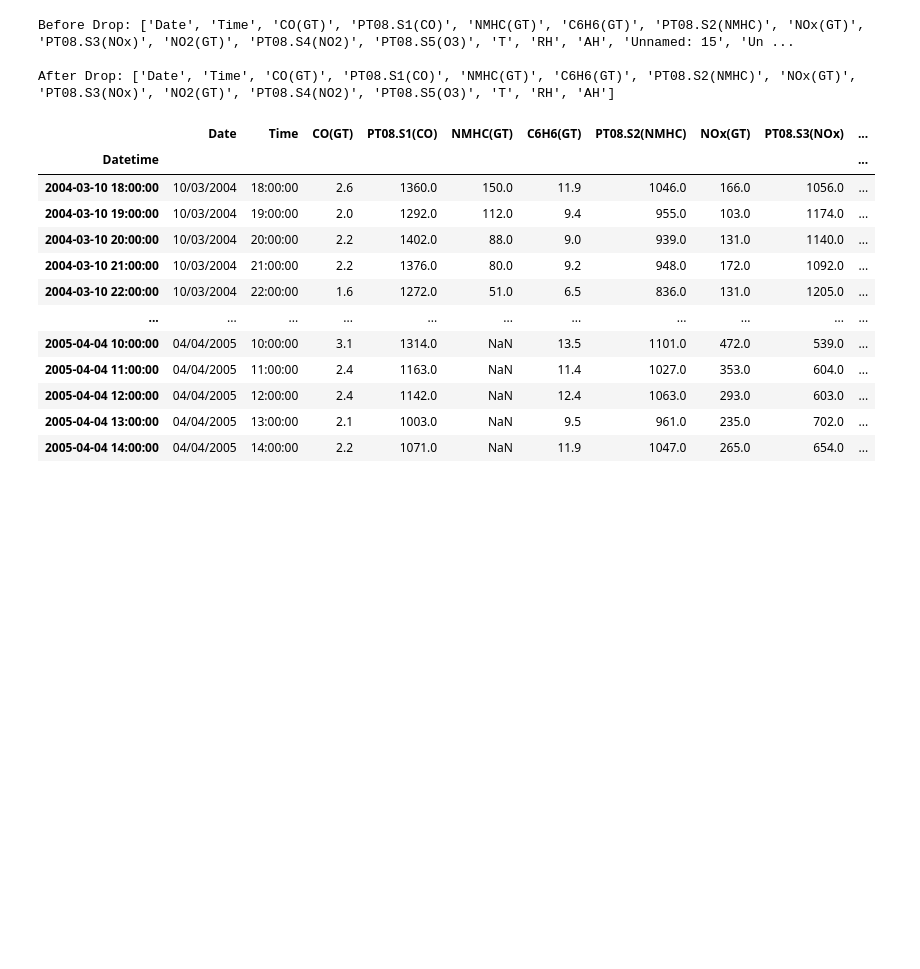
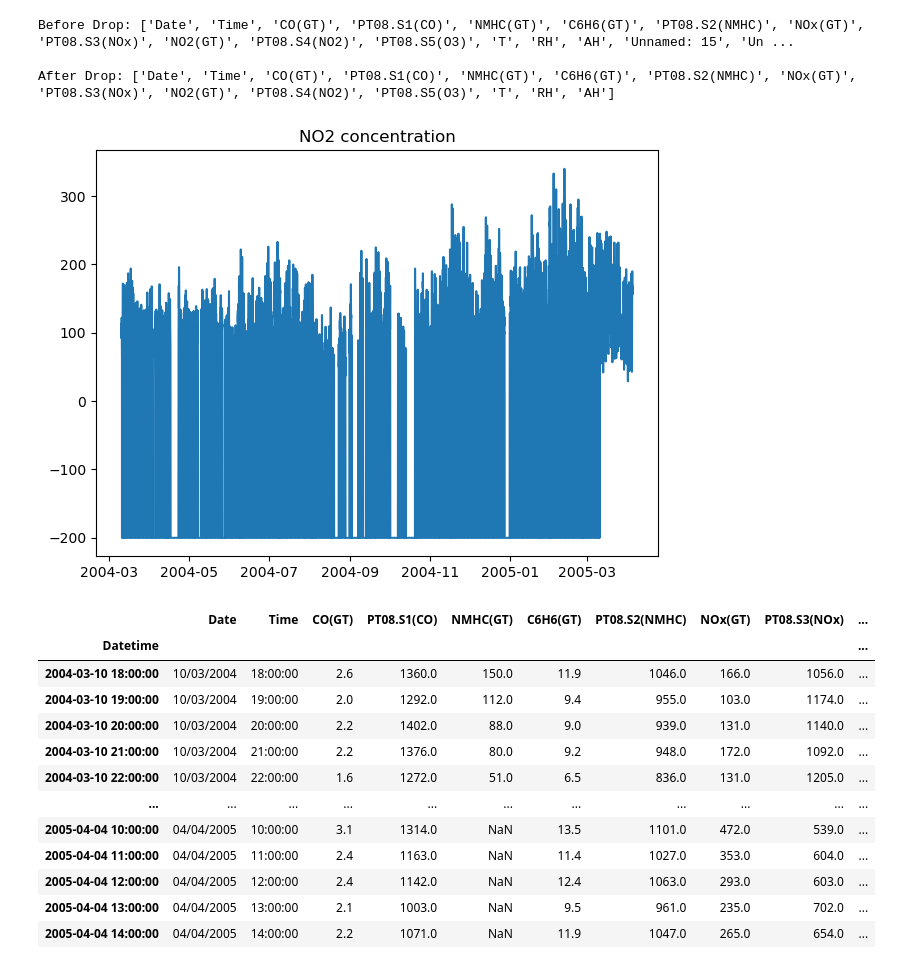
Before and after one commit to JacobL04/air-quality-prediction, a Jupyter notebook: notebooks/air_quality_analysis.ipynb, the cells around one changed output. Drawn from its saved outputs; the diff is of its cells as text; code cells hidden in the pictures; blank space fills up the shorter version.

```diff
--- a/notebooks/air_quality_analysis.ipynb
+++ b/notebooks/air_quality_analysis.ipynb
@@ -86,6 +86,14 @@ print(f"After Drop: {list(df_drop.columns.values)}") # After drop
 Before Drop: ['Date', 'Time', 'CO(GT)', 'PT08.S1(CO)', 'NMHC(GT)', 'C6H6(GT)', 'PT08.S2(NMHC)', 'NOx(GT)', 'PT08.S3(NOx)', 'NO2(GT)', 'PT08.S4(NO2)', 'PT08.S5(O3)', 'T', 'RH', 'AH', 'Unnamed: 15', 'Un ...
 
 After Drop: ['Date', 'Time', 'CO(GT)', 'PT08.S1(CO)', 'NMHC(GT)', 'C6H6(GT)', 'PT08.S2(NMHC)', 'NOx(GT)', 'PT08.S3(NOx)', 'NO2(GT)', 'PT08.S4(NO2)', 'PT08.S5(O3)', 'T', 'RH', 'AH']
+# %%
+# simple NO2 plot to quickly check inordinary values/readings
+plt.plot(df_drop["NO2(GT)"])
+plt.title("NO2 concentration")
+plt.tight_layout()
+plt.show()
+# %% [output]
+[figure, added]
 # %%
 # Values with -200 likekly a placeholder for invalid or missing data
 df_drop.replace(-200, np.nan, inplace=True)
```
Also changed, not shown: parts of 42 cells of this notebook.
